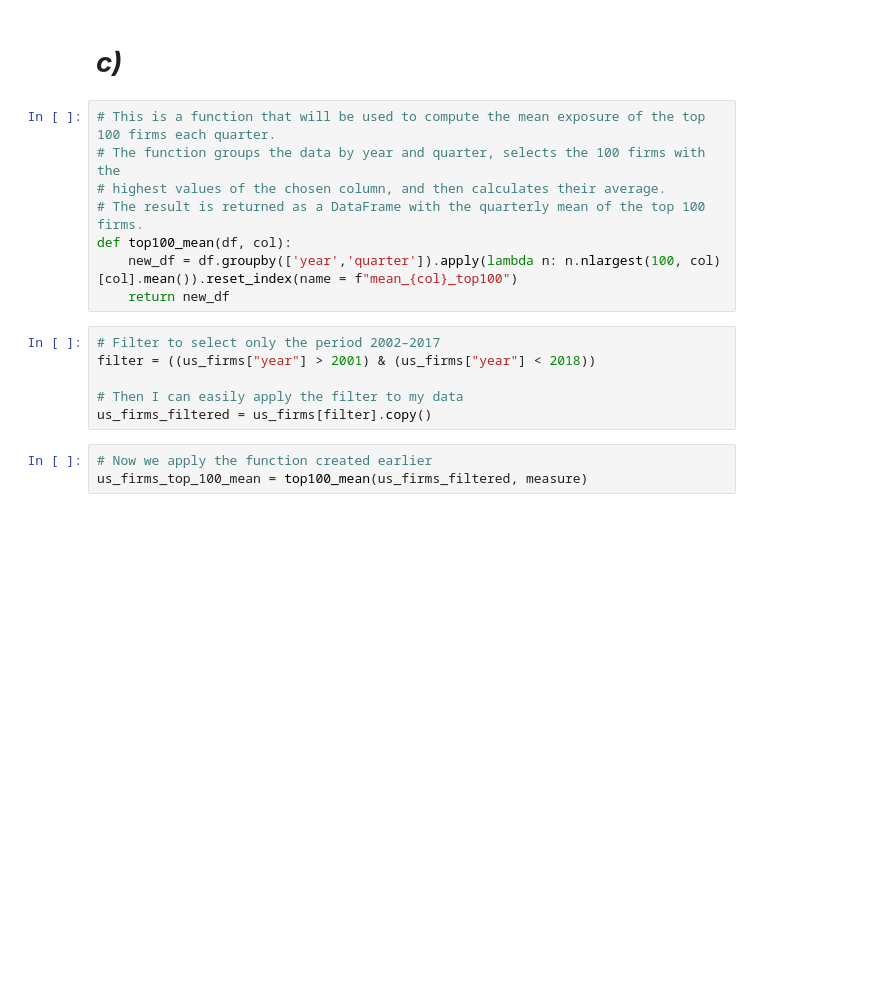
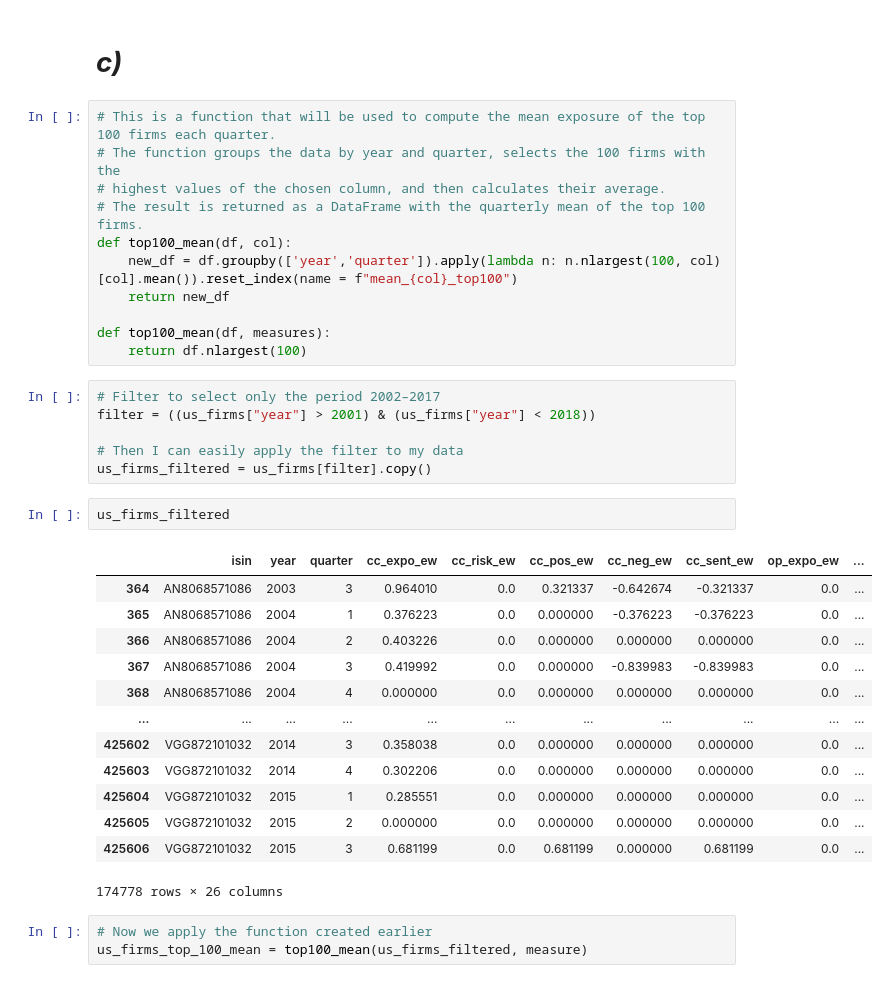
Before and after one commit to STEG-cpu/Sustainable_Finance_Project_1, a Jupyter notebook: 1. Assignment1_Group2.ipynb, the cells around one changed output. Saved outputs shown, nothing was run; the diff lists cells and outputs as text; blank space fills up the shorter version.

```diff
--- a/1. Assignment1_Group2.ipynb
+++ b/1. Assignment1_Group2.ipynb
@@ -187,12 +187,31 @@ In the first quarter of 2002, about 152 firms (66%) had zero values of climate c
 def top100_mean(df, col):
     new_df = df.groupby(['year','quarter']).apply(lambda n: n.nlargest(100, col)[col].mean()).reset_index(name = f"mean_{col}_top100")
     return new_df
+
+def top100_mean(df, measures):
+    return df.nlargest(100)
 # %%
 # Filter to select only the period 2002–2017
 filter = ((us_firms["year"] > 2001) & (us_firms["year"] < 2018))
 
 # Then I can easily apply the filter to my data
 us_firms_filtered = us_firms[filter].copy()
+# %%
+us_firms_filtered
+# %% [output]
+|  | isin | year | quarter | cc_expo_ew | cc_risk_ew | cc_pos_ew | cc_neg_ew | cc_sent_ew | op_expo_ew | ... |
+| 364 | AN8068571086 | 2003 | 3 | 0.964010 | 0.0 | 0.321337 | -0.642674 | -0.321337 | 0.0 | ... |
+| 365 | AN8068571086 | 2004 | 1 | 0.376223 | 0.0 | 0.000000 | -0.376223 | -0.376223 | 0.0 | ... |
+| 366 | AN8068571086 | 2004 | 2 | 0.403226 | 0.0 | 0.000000 | 0.000000 | 0.000000 | 0.0 | ... |
+| 367 | AN8068571086 | 2004 | 3 | 0.419992 | 0.0 | 0.000000 | -0.839983 | -0.839983 | 0.0 | ... |
+| 368 | AN8068571086 | 2004 | 4 | 0.000000 | 0.0 | 0.000000 | 0.000000 | 0.000000 | 0.0 | ... |
+| ... | ... | ... | ... | ... | ... | ... | ... | ... | ... | ... |
+| 425602 | VGG872101032 | 2014 | 3 | 0.358038 | 0.0 | 0.000000 | 0.000000 | 0.000000 | 0.0 | ... |
+| 425603 | VGG872101032 | 2014 | 4 | 0.302206 | 0.0 | 0.000000 | 0.000000 | 0.000000 | 0.0 | ... |
+| 425604 | VGG872101032 | 2015 | 1 | 0.285551 | 0.0 | 0.000000 | 0.000000 | 0.000000 | 0.0 | ... |
+| 425605 | VGG872101032 | 2015 | 2 | 0.000000 | 0.0 | 0.000000 | 0.000000 | 0.000000 | 0.0 | ... |
+| 425606 | VGG872101032 | 2015 | 3 | 0.681199 | 0.0 | 0.681199 | 0.000000 | 0.681199 | 0.0 | ... |
+174778 rows × 26 columns
 # %%
 # Now we apply the function created earlier
 us_firms_top_100_mean = top100_mean(us_firms_filtered, measure)
```
Also changed, not shown: parts of 2 cells of this notebook.
